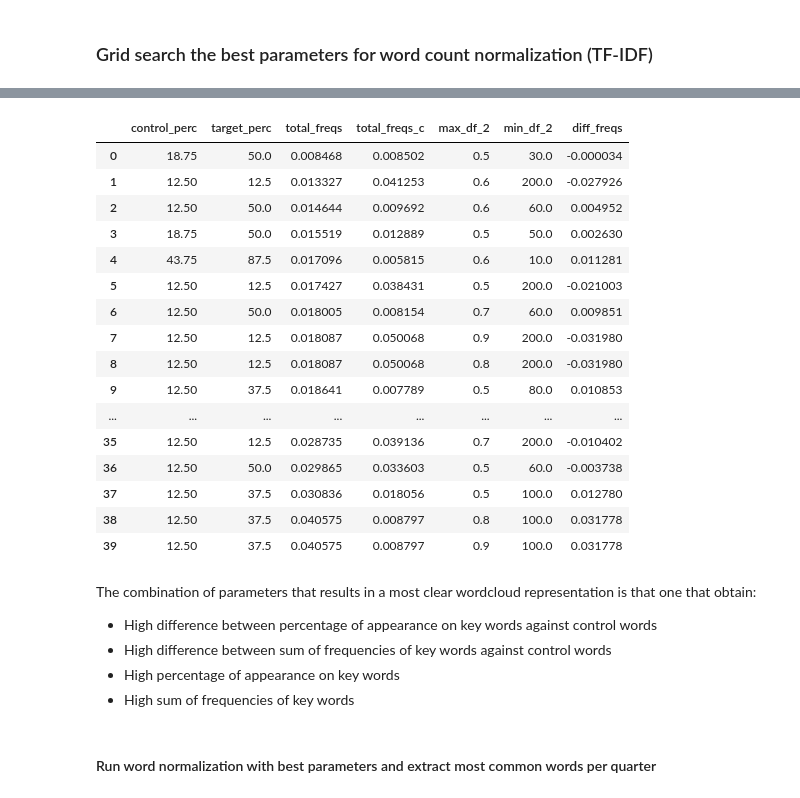
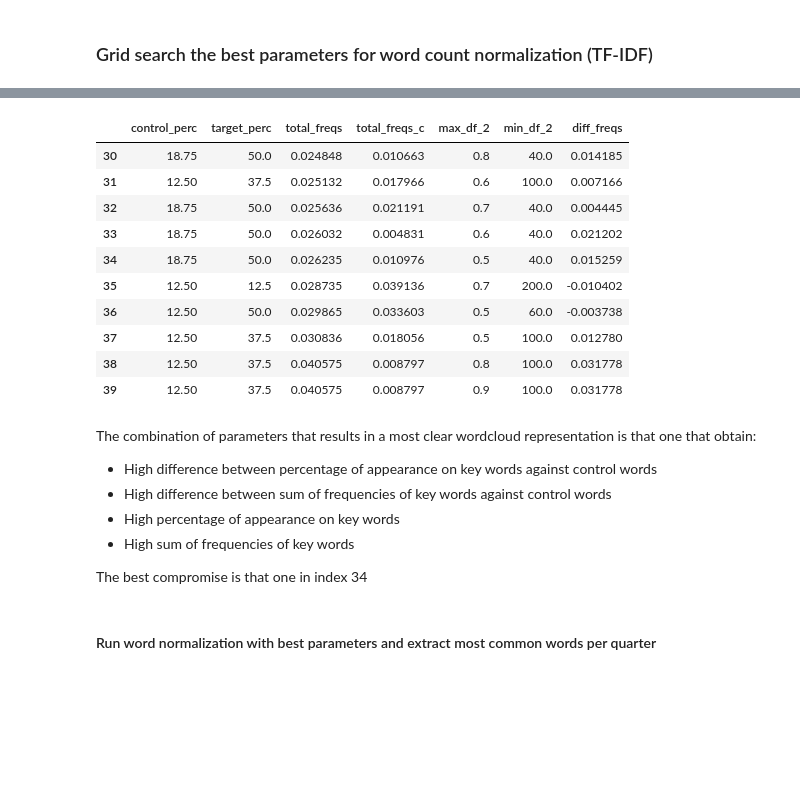
Before and after one commit to diazcelsa/NLP_politics_spiegel, a Jupyter notebook: notebooks/text_process/Articles selection for migration-related topic.ipynb, the cells around one changed output, grey strips where cells are left out. Saved outputs shown, nothing was run; the diff lists cells and outputs as text; code cells hidden in the pictures; blank space fills up the shorter version.

```diff
--- a/notebooks/text_process/Articles selection for migration-related topic.ipynb
+++ b/notebooks/text_process/Articles selection for migration-related topic.ipynb
@@ -277,20 +279,14 @@ df_results_gs = df_results_gs.sort_values(by=["total_freqs"])
 df_results_gs.to_csv("../../data/tf-idf_gs_results.csv", index=False, encoding='utf-8')
 # %%
 df_results_gs = pd.read_csv("../../data/tf-idf_gs_results.csv")
-df_results_gs
+df_results_gs.tail(10)
 # %% [output]
 |  | control_perc | target_perc | total_freqs | total_freqs_c | max_df_2 | min_df_2 | diff_freqs |
-| 0 | 18.75 | 50.0 | 0.008468 | 0.008502 | 0.5 | 30.0 | -0.000034 |
-| 1 | 12.50 | 12.5 | 0.013327 | 0.041253 | 0.6 | 200.0 | -0.027926 |
-| 2 | 12.50 | 50.0 | 0.014644 | 0.009692 | 0.6 | 60.0 | 0.004952 |
-| 3 | 18.75 | 50.0 | 0.015519 | 0.012889 | 0.5 | 50.0 | 0.002630 |
-| 4 | 43.75 | 87.5 | 0.017096 | 0.005815 | 0.6 | 10.0 | 0.011281 |
-| 5 | 12.50 | 12.5 | 0.017427 | 0.038431 | 0.5 | 200.0 | -0.021003 |
-| 6 | 12.50 | 50.0 | 0.018005 | 0.008154 | 0.7 | 60.0 | 0.009851 |
-| 7 | 12.50 | 12.5 | 0.018087 | 0.050068 | 0.9 | 200.0 | -0.031980 |
-| 8 | 12.50 | 12.5 | 0.018087 | 0.050068 | 0.8 | 200.0 | -0.031980 |
-| 9 | 12.50 | 37.5 | 0.018641 | 0.007789 | 0.5 | 80.0 | 0.010853 |
-| ... | ... | ... | ... | ... | ... | ... | ... |
+| 30 | 18.75 | 50.0 | 0.024848 | 0.010663 | 0.8 | 40.0 | 0.014185 |
+| 31 | 12.50 | 37.5 | 0.025132 | 0.017966 | 0.6 | 100.0 | 0.007166 |
+| 32 | 18.75 | 50.0 | 0.025636 | 0.021191 | 0.7 | 40.0 | 0.004445 |
+| 33 | 18.75 | 50.0 | 0.026032 | 0.004831 | 0.6 | 40.0 | 0.021202 |
+| 34 | 18.75 | 50.0 | 0.026235 | 0.010976 | 0.5 | 40.0 | 0.015259 |
 | 35 | 12.50 | 12.5 | 0.028735 | 0.039136 | 0.7 | 200.0 | -0.010402 |
 | 36 | 12.50 | 50.0 | 0.029865 | 0.033603 | 0.5 | 60.0 | -0.003738 |
 | 37 | 12.50 | 37.5 | 0.030836 | 0.018056 | 0.5 | 100.0 | 0.012780 |
@@ -302,6 +298,8 @@ The combination of parameters that results in a most clear wordcloud representat
 * High difference between sum of frequencies of key words against control words
 * High percentage of appearance on key words
 * High sum of frequencies of key words
+
+The best compromise is that one in index 34
 # %% [markdown]
 #### Run word normalization with best parameters and extract most common words per quarter
 # %%
```
Also changed, not shown: parts of 6 cells of this notebook, 11 other files.
